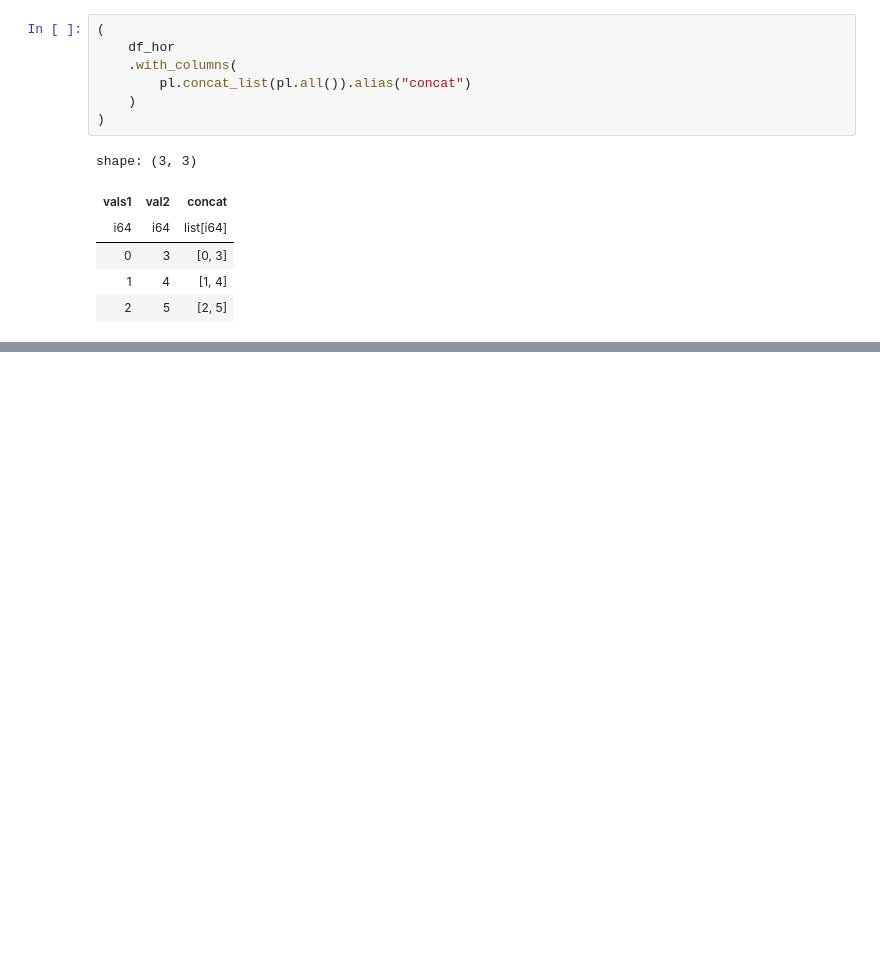
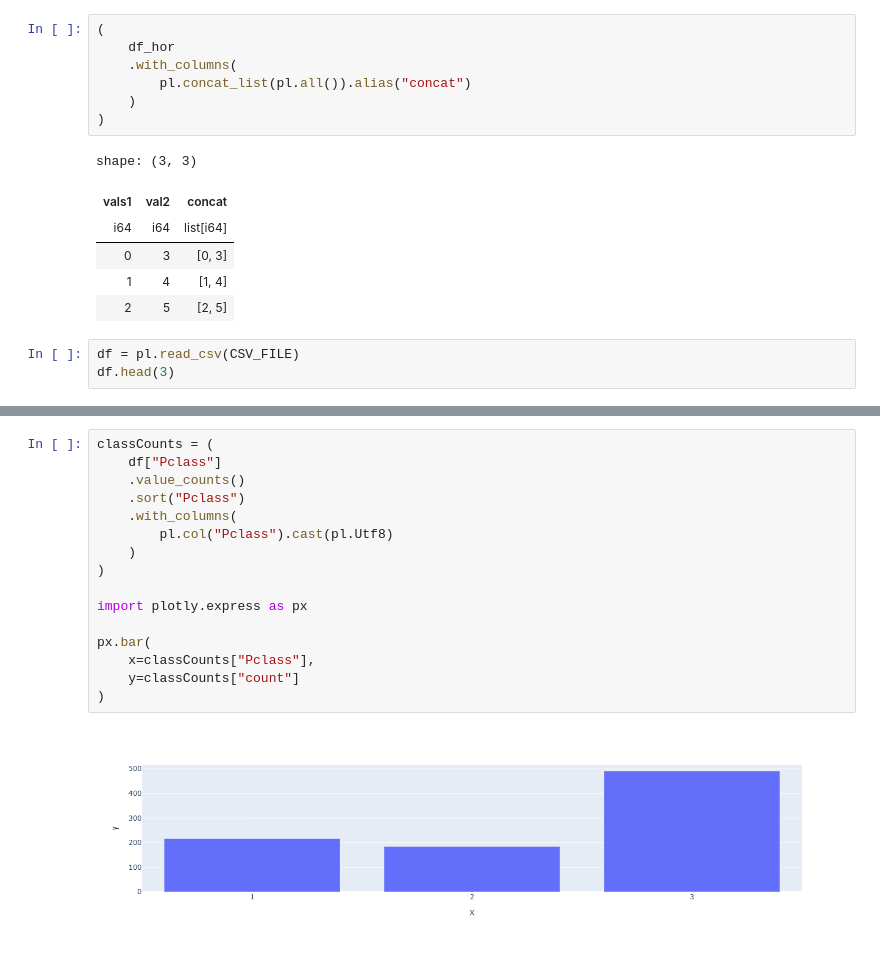
Before and after one commit to yukikitayama/data-analysis, a Jupyter notebook: polars/grouping_aggregation.ipynb, the cells around one changed output, grey strips where cells are left out. Saved outputs shown, nothing was run; the diff lists cells and outputs as text; blank space fills up the shorter version.

Commit message:
value counts

```diff
--- a/polars/grouping_aggregation.ipynb
+++ b/polars/grouping_aggregation.ipynb
@@ -290,3 +290,6 @@ shape: (3, 3)
 | 0 | 3 | [0, 3] |
 | 1 | 4 | [1, 4] |
 | 2 | 5 | [2, 5] |
+# %%
+df = pl.read_csv(CSV_FILE)
+df.head(3)
@@ -292,0 +355,18 @@ shape: (3, 3)
+# %%
+classCounts = (
+    df["Pclass"]
+    .value_counts()
+    .sort("Pclass")
+    .with_columns(
+        pl.col("Pclass").cast(pl.Utf8)
+    )
+)
+
+import plotly.express as px
+
+px.bar(
+    x=classCounts["Pclass"],
+    y=classCounts["count"]
+)
+# %% [output]
+[figure, added]
```
Also changed, not shown: parts of 8 cells of this notebook, 1 other file.
